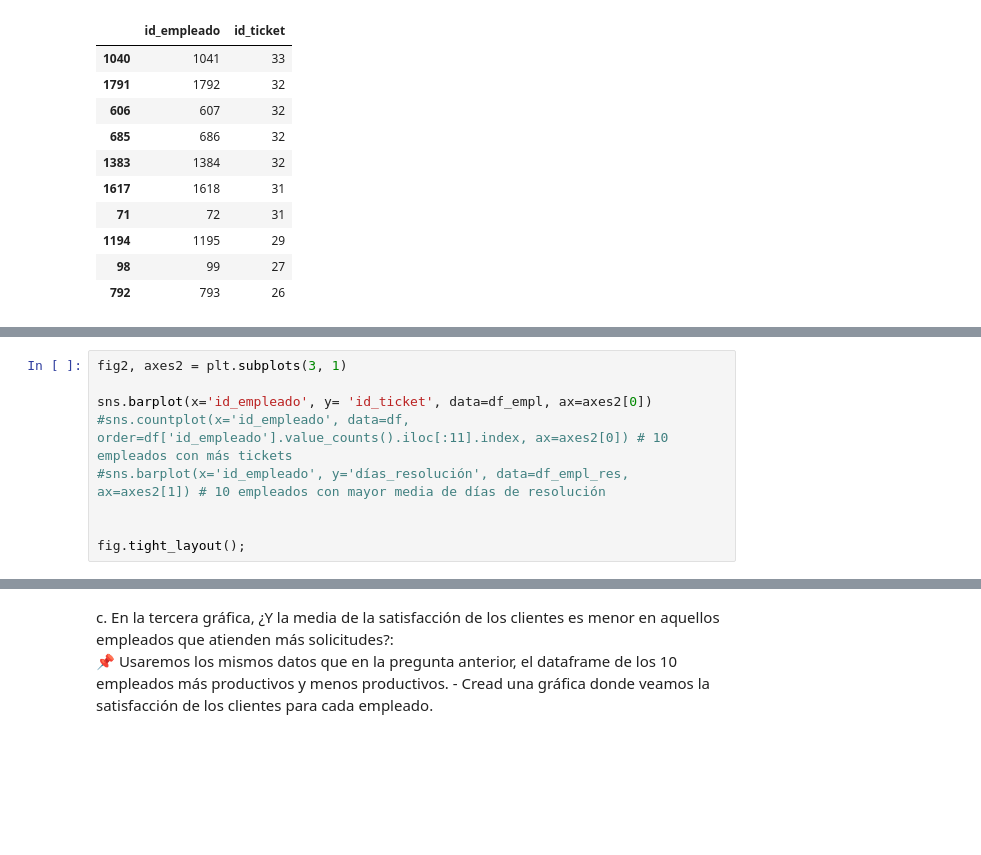
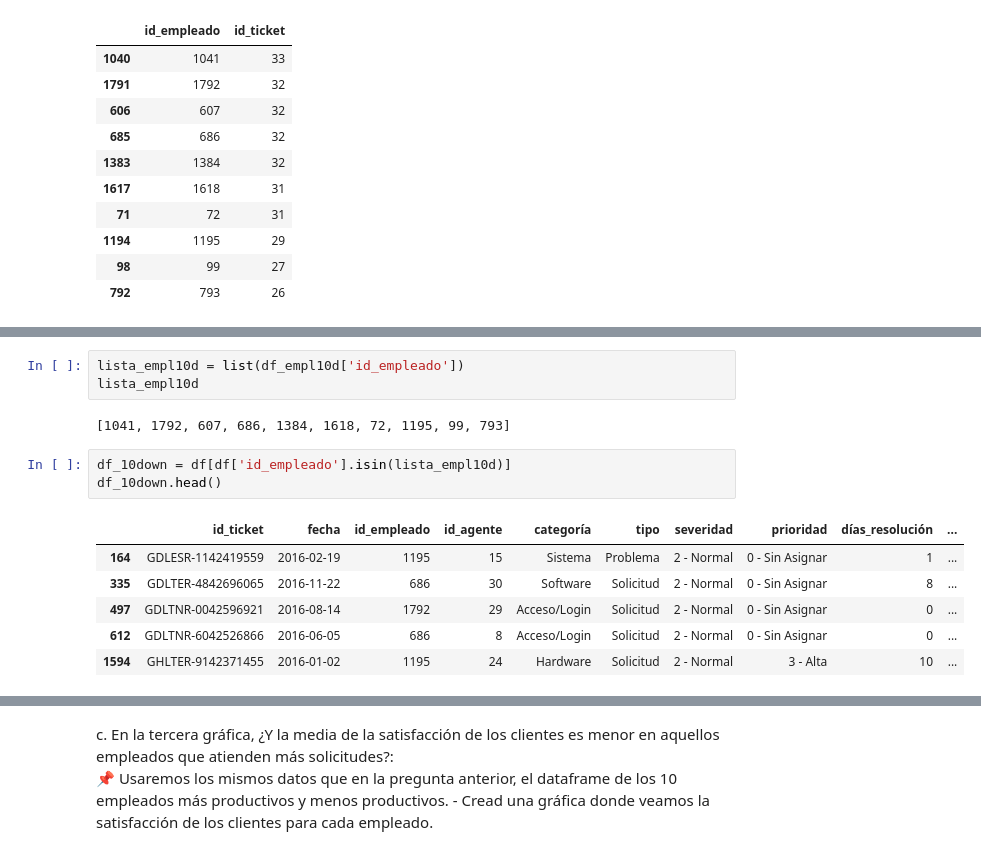
Before and after one commit to Adalab/promo-d-da-modulo2-sprint2-elisa-maitane, a Jupyter notebook: eda/eda-III-analisis_exploratorio_grafico.ipynb, the cells around one changed output, grey strips where cells are left out. Saved outputs shown, nothing was run; the diff lists cells and outputs as text; blank space fills up the shorter version.

```diff
--- a/eda/eda-III-analisis_exploratorio_grafico.ipynb
+++ b/eda/eda-III-analisis_exploratorio_grafico.ipynb
@@ -179,9 +158,15 @@ df_empl_res
-# %%
-fig2, axes2 = plt.subplots(3, 1)
-
-sns.barplot(x='id_empleado', y= 'id_ticket', data=df_empl, ax=axes2[0])
-#sns.countplot(x='id_empleado', data=df, order=df['id_empleado'].value_counts().iloc[:11].index, ax=axes2[0]) # 10 empleados con más tickets
-#sns.barplot(x='id_empleado', y='días_resolución', data=df_empl_res, ax=axes2[1]) # 10 empleados con mayor media de días de resolución
-
-
-fig.tight_layout();
+# %%
+lista_empl10d = list(df_empl10d['id_empleado'])
+lista_empl10d
+# %% [output]
+[1041, 1792, 607, 686, 1384, 1618, 72, 1195, 99, 793]
+# %%
+df_10down = df[df['id_empleado'].isin(lista_empl10d)]
+df_10down.head()
+# %% [output]
+|  | id_ticket | fecha | id_empleado | id_agente | categoría | tipo | severidad | prioridad | días_resolución | ... |
+| 164 | GDLESR-1142419559 | 2016-02-19 | 1195 | 15 | Sistema | Problema | 2 - Normal | 0 - Sin Asignar | 1 | ... |
+| 335 | GDLTER-4842696065 | 2016-11-22 | 686 | 30 | Software | Solicitud | 2 - Normal | 0 - Sin Asignar | 8 | ... |
+| 497 | GDLTNR-0042596921 | 2016-08-14 | 1792 | 29 | Acceso/Login | Solicitud | 2 - Normal | 0 - Sin Asignar | 0 | ... |
+| 612 | GDLTNR-6042526866 | 2016-06-05 | 686 | 8 | Acceso/Login | Solicitud | 2 - Normal | 0 - Sin Asignar | 0 | ... |
+| 1594 | GHLTER-9142371455 | 2016-01-02 | 1195 | 24 | Hardware | Solicitud | 2 - Normal | 3 - Alta | 10 | ... |
```
Also changed, not shown: parts of 9 cells of this notebook.
